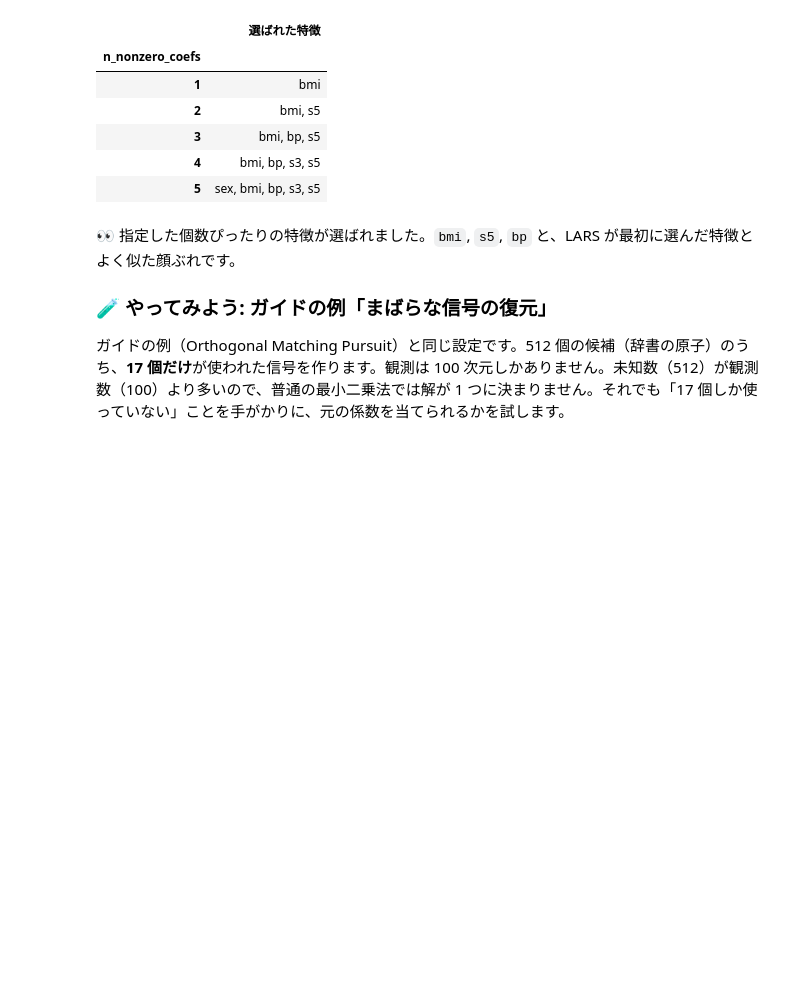
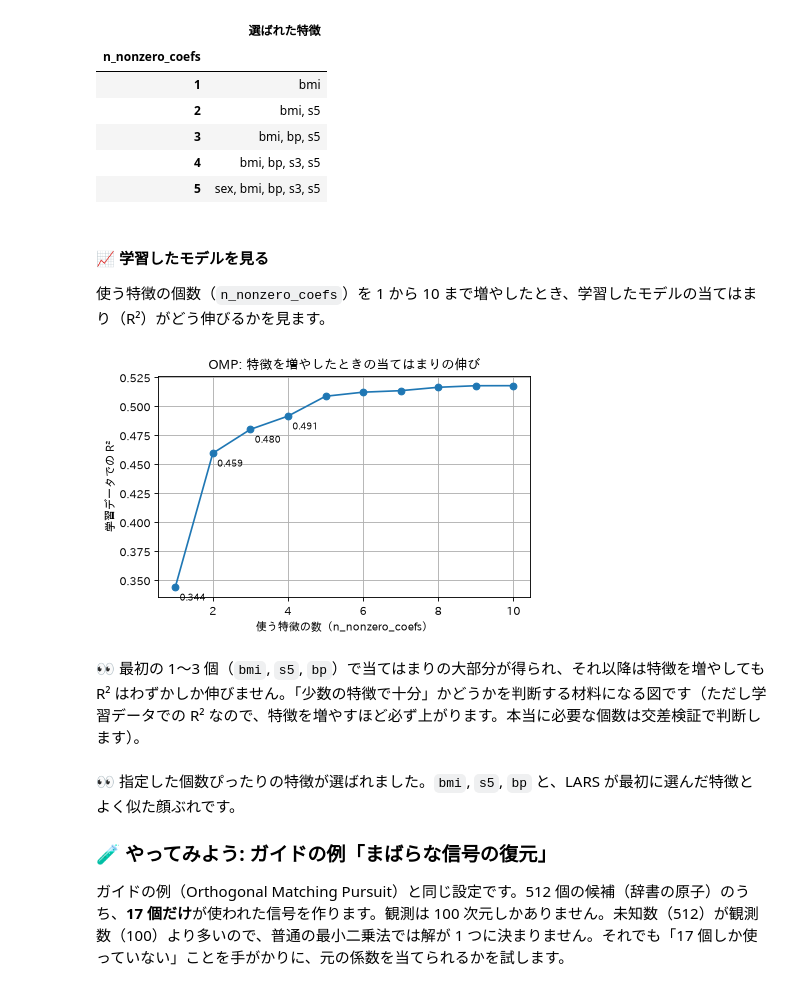
Before and after one commit to qsat/sandbox, a Jupyter notebook: study-sklearn/notebooks/01_supervised/01_linear_models_2_selection_bayes.ipynb, the cells around one changed output. Saved outputs shown, nothing was run; the diff lists cells and outputs as text; code cells hidden in the pictures; blank space fills up the shorter version.

```diff
--- a/study-sklearn/notebooks/01_supervised/01_linear_models_2_selection_bayes.ipynb
+++ b/study-sklearn/notebooks/01_supervised/01_linear_models_2_selection_bayes.ipynb
@@ -293,6 +317,22 @@ pd.DataFrame(rows).set_index("n_nonzero_coefs")
 | 3 | bmi, bp, s5 |
 | 4 | bmi, bp, s3, s5 |
 | 5 | sex, bmi, bp, s3, s5 |
+# %% [markdown]
+#### 📈 学習したモデルを見る
+
+使う特徴の個数（`n_nonzero_coefs`）を 1 から 10 まで増やしたとき、学習したモデルの当てはまり（R²）がどう伸びるかを見ます。
+# %%
+ks = range(1, 11)
+r2 = [lm.OrthogonalMatchingPursuit(n_nonzero_coefs=k).fit(X_d, y_d).score(X_d, y_d) for k in ks]
+plt.plot(list(ks), r2, marker="o")
+for k, v in zip(ks, r2):
+    if k <= 4: plt.annotate(f"{v:.3f}", (k, v), textcoords="offset points", xytext=(4, -12), fontsize=8)
+plt.xlabel("使う特徴の数（n_nonzero_coefs）"); plt.ylabel("学習データでの R²")
+plt.title("OMP: 特徴を増やしたときの当てはまりの伸び"); plt.show()
+# %% [output]
+[figure, added]
+# %% [markdown]
+👀 最初の 1〜3 個（`bmi`, `s5`, `bp`）で当てはまりの大部分が得られ、それ以降は特徴を増やしても R² はわずかしか伸びません。「少数の特徴で十分」かどうかを判断する材料になる図です（ただし学習データでの R² なので、特徴を増やすほど必ず上がります。本当に必要な個数は交差検証で判断します）。
 # %% [markdown]
 👀 指定した個数ぴったりの特徴が選ばれました。`bmi`, `s5`, `bp` と、LARS が最初に選んだ特徴とよく似た顔ぶれです。
 
```
Also changed, not shown: parts of 7 cells of this notebook.
